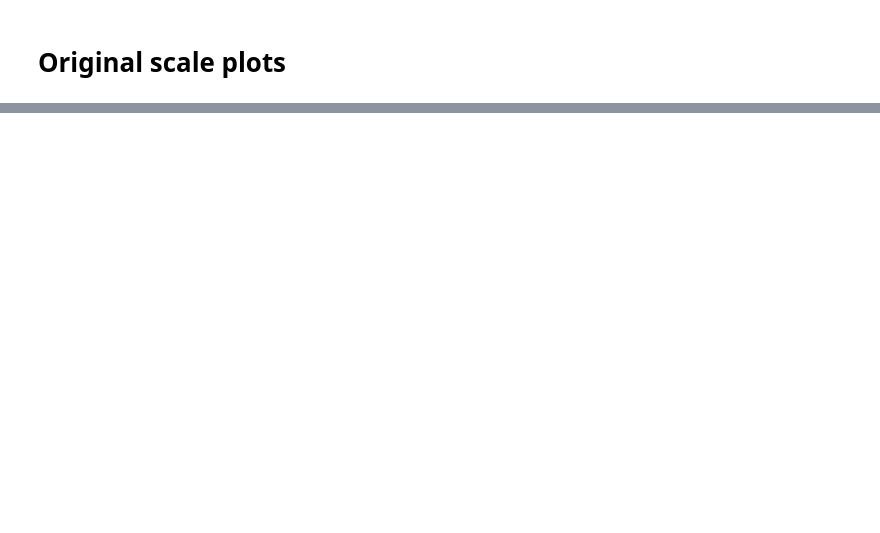
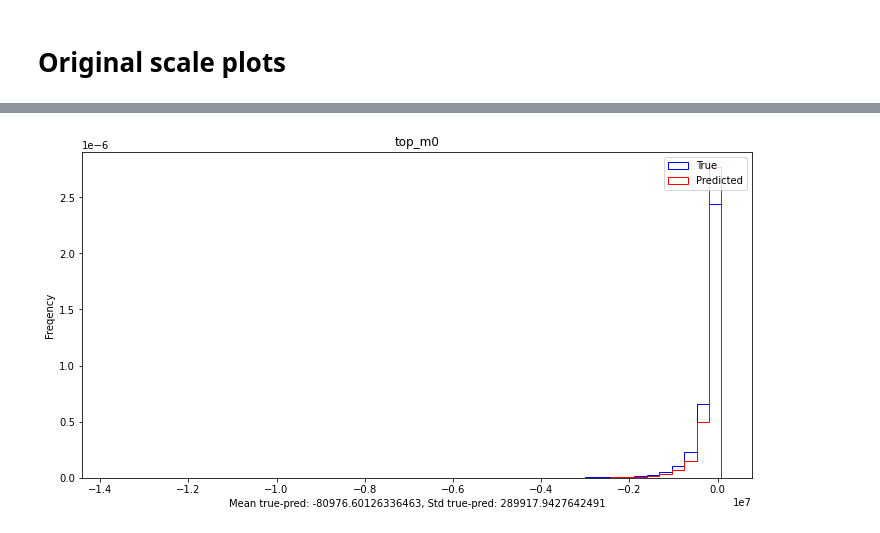
Before and after one commit to SNIPRS/top_ml, a Jupyter notebook: runs/weight_jet_inputs.ipynb, the cells around one changed output, grey strips where cells are left out. Drawn from its saved outputs; the diff is of its cells as text; code cells hidden in the pictures; blank space fills up the shorter version.

```diff
--- a/runs/weight_jet_inputs.ipynb
+++ b/runs/weight_jet_inputs.ipynb
@@ -307,0 +303,6 @@ Analysis.predicted_vs_true(predictions_origscale, true_origscale, Y_keys, True)
+# %%
+# top_m0=th_m**2-th_p**2 + tl_m**2-tl_p**2
+plt.figure(figsize=(12,6))
+observables.plot_hist(truths['top_m0'],preds['top_m0'])
+# %% [output]
+[figure, added]
```
Also changed, not shown: parts of 20 cells of this notebook, 1 other file.
